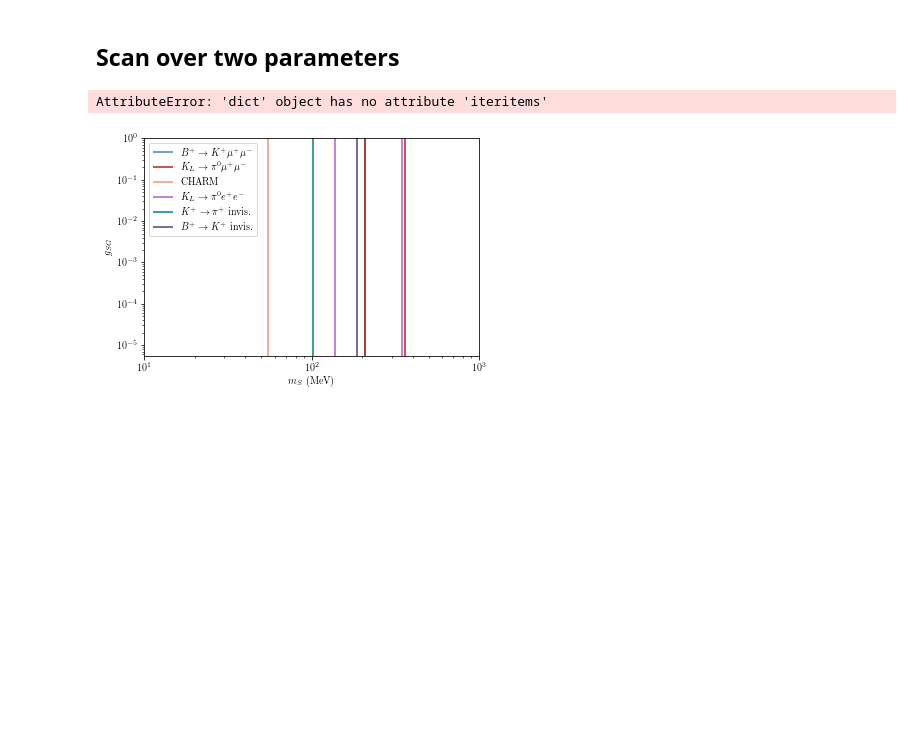
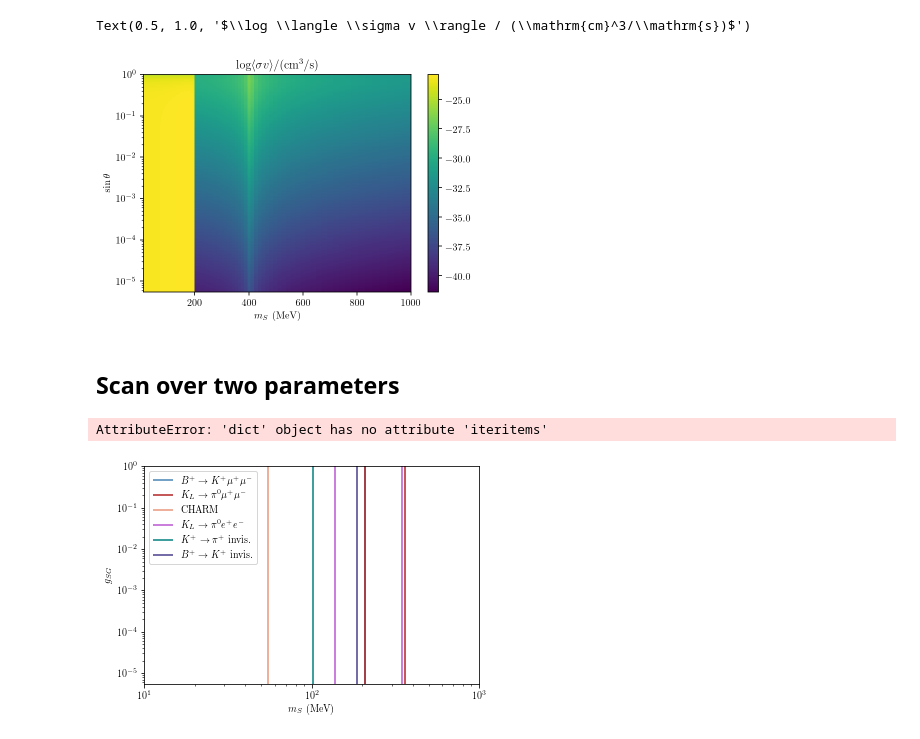
Before and after one commit to LoganAMorrison/Hazma, a Jupyter notebook: tutorials/constraints.ipynb, the cells around one changed output. Drawn from its saved outputs; the diff is of its cells as text; code cells hidden in the pictures; blank space fills up the shorter version.

```diff
--- a/tutorials/constraints.ipynb
+++ b/tutorials/constraints.ipynb
@@ -60,3 +75,13 @@ sm = ScalarMediator(**sm_args)
+# %%
+plt.pcolormesh(mss, sthetas, np.log10(svs))
+plt.yscale("log")
+plt.colorbar()
+plt.xlabel(r"$m_S$ (MeV)")
+plt.ylabel(r"$\sin\theta$")
+plt.title(r"$\log \langle \sigma v \rangle / (\mathrm{cm}^3/\mathrm{s})$")
+# %% [output]
+Text(0.5, 1.0, '$\\log \\langle \\sigma v \\rangle / (\\mathrm{cm}^3/\\mathrm{s})$')
+[figure, added]
 # %% [markdown]
 ## Scan over two parameters
 # %%
```
Also changed, not shown: parts of 11 cells of this notebook.
